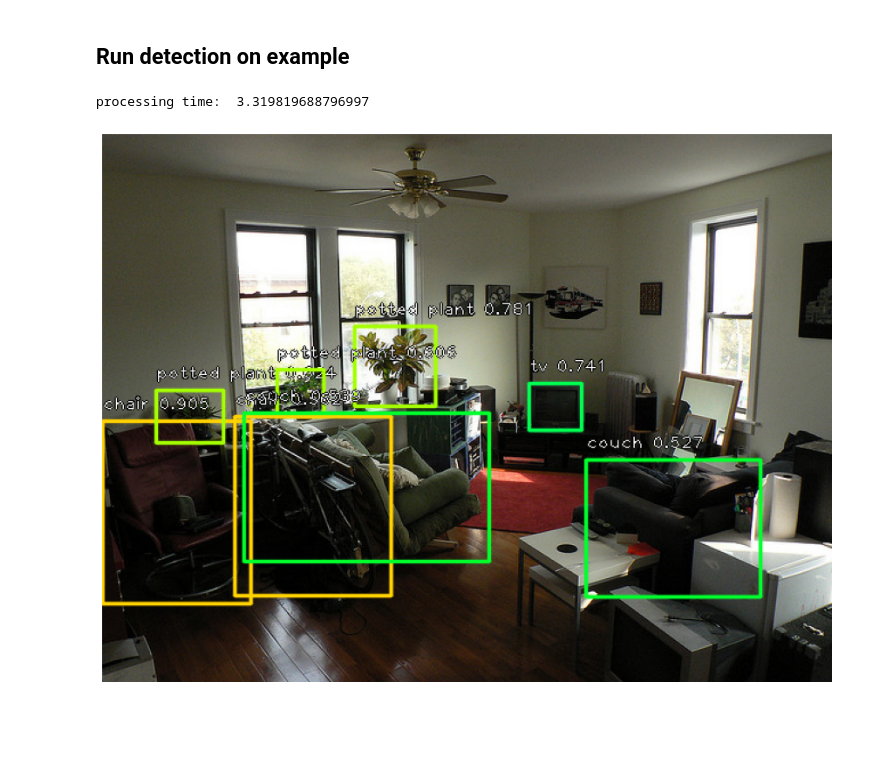
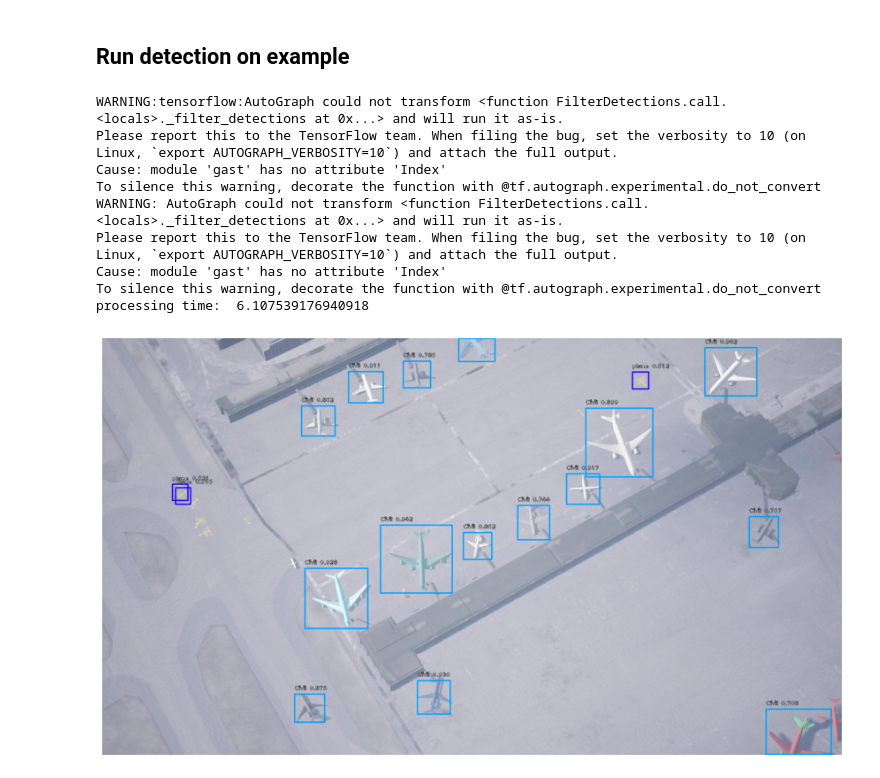
Before and after one commit to kazushi-fa/keras-retinanet, a Jupyter notebook: examples/ResNet50RetinaNet.ipynb, the cells around one changed output. Drawn from its saved outputs; the diff is of its cells as text; code cells hidden in the pictures; blank space fills up the shorter version.

Commit message:
rareplaneの実行

```diff
--- a/examples/ResNet50RetinaNet.ipynb
+++ b/examples/ResNet50RetinaNet.ipynb
@@ -58,2 +58,18 @@ labels_to_names = {0: 'person', 1: 'bicycle', 2: 'car', 3: 'motorcycle', 4: 'air
 # %% [output]
 WARNING:tensorflow:No training configuration found in the save file, so the model was *not* compiled. Compile it manually.
+# %%
+# adjust this to point to your downloaded/trained model
+# models can be downloaded here: https://github.com/fizyr/keras-retinanet/releases
+model_path = os.path.join('..', 'snapshots', '/home/ubuntu/work/keras-retinanet/snapshots/rareplanes_20210817.h5')
+
+# load retinanet model
+model = models.load_model(model_path, backbone_name='resnet50')
+
+# if the model is not converted to an inference model, use the line below
+# see: https://github.com/fizyr/keras-retinanet#converting-a-training-model-to-inference-model
+#model = models.convert_model(model)
+
+#print(model.summary())
+
+# load label to names mapping for visualization purposes
+labels_to_names = {0: 'plane', 1: 'Civil', 2: 'GroundSupport'}
@@ -61,7 +95,7 @@ WARNING:tensorflow:No training configuration found in the save file, so the mode
 ## Run detection on example
 # %%
 # load image
-image = read_image_bgr('000000036844.jpg')
+image = read_image_bgr('Atlanta_Airport_0_0_260_2930.jpg')
 
 # copy to draw on
 draw = image.copy()
@@ -71,32 +105,40 @@ draw = cv2.cvtColor(draw, cv2.COLOR_BGR2RGB)
 image = preprocess_image(image)
 image, scale = resize_image(image)
 
 # process image
 start = time.time()
 boxes, scores, labels = model.predict_on_batch(np.expand_dims(image, axis=0))
 print("processing time: ", time.time() - start)
 
 # correct for image scale
 boxes /= scale
 
 # visualize detections
 for box, score, label in zip(boxes[0], scores[0], labels[0]):
     # scores are sorted so we can break
     if score < 0.5:
         break
 
     color = label_color(label)
 
     b = box.astype(int)
     draw_box(draw, b, color=color)
 
     caption = "{} {:.3f}".format(labels_to_names[label], score)
     draw_caption(draw, b, caption)
 
 plt.figure(figsize=(15, 15))
 plt.axis('off')
 plt.imshow(draw)
 plt.show()
 # %% [output]
-processing time:  3.319819688796997
+WARNING:tensorflow:AutoGraph could not transform <function FilterDetections.call.<locals>._filter_detections at 0x...> and will run it as-is.
+Please report this to the TensorFlow team. When filing the bug, set the verbosity to 10 (on Linux, `export AUTOGRAPH_VERBOSITY=10`) and attach the full output.
+Cause: module 'gast' has no attribute 'Index'
+To silence this warning, decorate the function with @tf.autograph.experimental.do_not_convert
+WARNING: AutoGraph could not transform <function FilterDetections.call.<locals>._filter_detections at 0x...> and will run it as-is.
+Please report this to the TensorFlow team. When filing the bug, set the verbosity to 10 (on Linux, `export AUTOGRAPH_VERBOSITY=10`) and attach the full output.
+Cause: module 'gast' has no attribute 'Index'
+To silence this warning, decorate the function with @tf.autograph.experimental.do_not_convert
+processing time:  6.107539176940918
-[figure, old version]
+[figure, new version]
```
Also changed, not shown: parts of 2 cells of this notebook, 1 other file.
